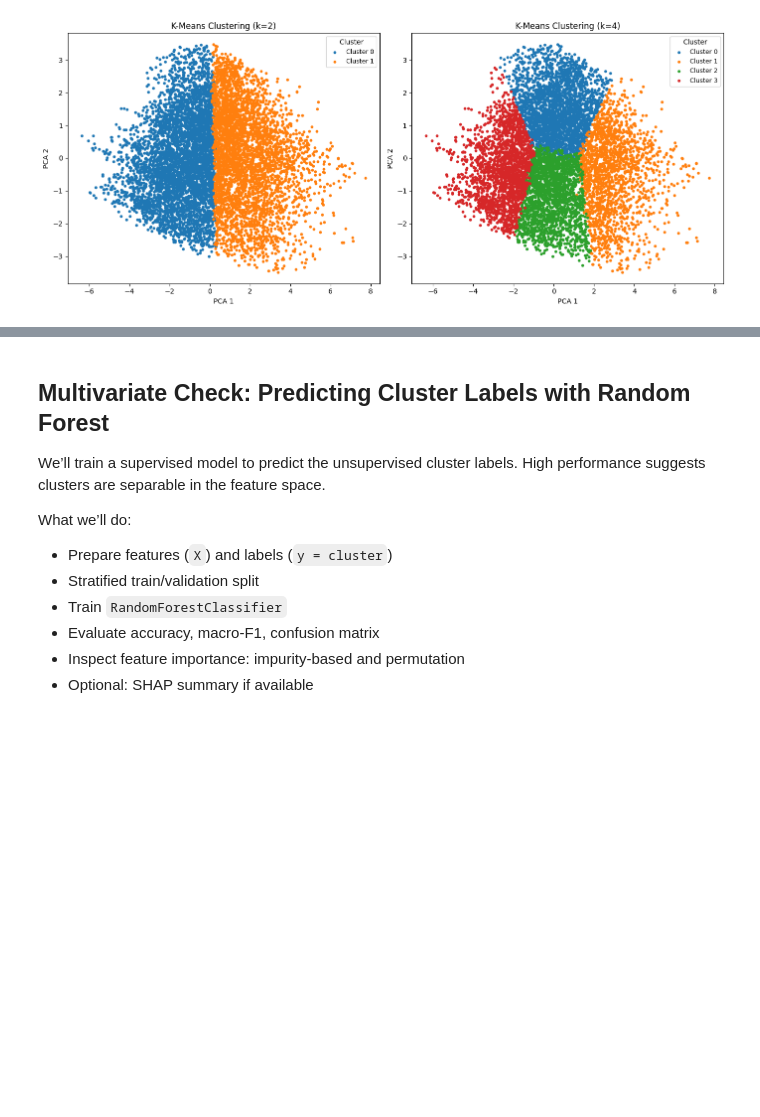
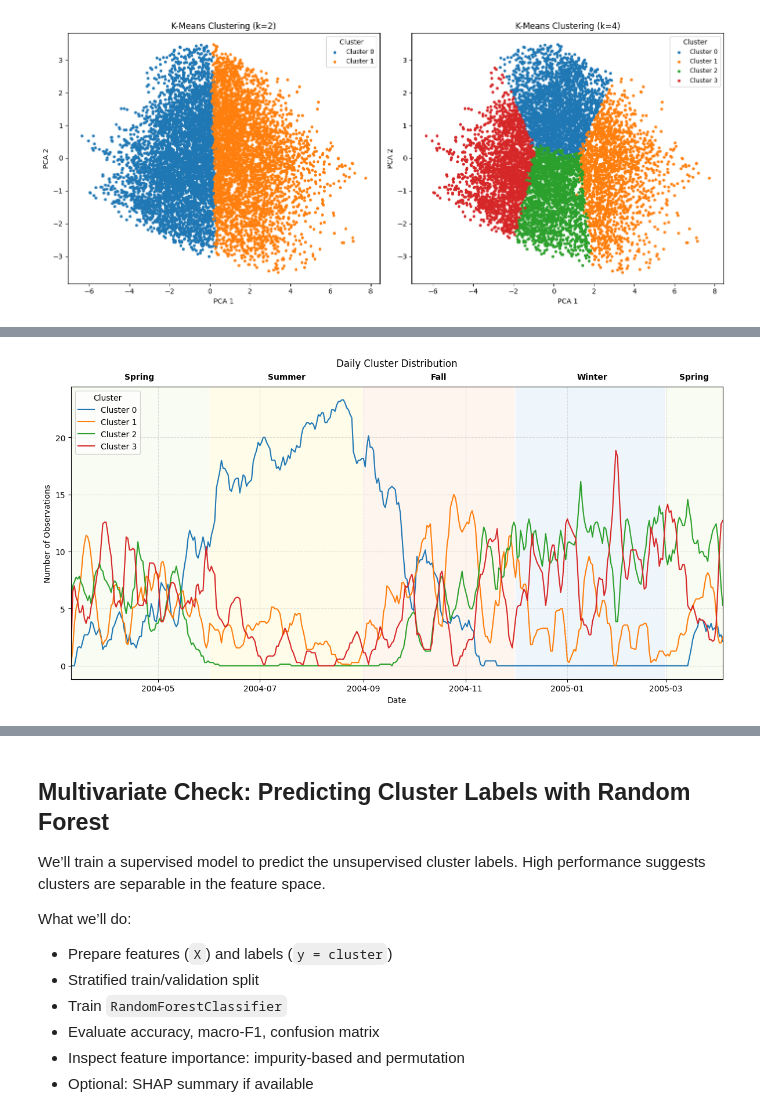
Before and after one commit to Gianluca-Coppola/Clustering, a Jupyter notebook: air_quality_clustering.ipynb, the cells around one changed output, grey strips where cells are left out. Cells and saved outputs as stored; diff of their text form; code cells hidden in the pictures; blank space fills up the shorter version.

```diff
--- a/air_quality_clustering.ipynb
+++ b/air_quality_clustering.ipynb
@@ -277,0 +204,88 @@ plt.show()
+# %%
+# Ensure datetime exists
+df_clean['datetime'] = pd.to_datetime(
+    df.loc[df_clean.index, 'Date'] + ' ' + df.loc[df_clean.index, 'Time'], errors='coerce'
+)
+df_clean = df_clean.dropna(subset=['datetime'])
+
+# Extract date
+df_clean['date'] = df_clean['datetime'].dt.date
+
+# Count number of observations per cluster per day
+cluster_counts = df_clean.groupby(['date', 'cluster']).size().reset_index(name='count')
+
+# Pivot for rolling average
+daily_pivot = cluster_counts.pivot(index='date', columns='cluster', values='count').fillna(0)
+
+# 7-day rolling average
+daily_smooth = daily_pivot.rolling(window=7, min_periods=1).mean()
+
+# --- Map months to seasons ---
+def month_to_season(month):
+    if month in [12, 1, 2]:
+        return 'Winter'
+    elif month in [3, 4, 5]:
+        return 'Spring'
+    elif month in [6, 7, 8]:
+        return 'Summer'
+    else:
+        return 'Fall'
+
+season_map = pd.Series(daily_smooth.index).apply(lambda d: month_to_season(pd.to_datetime(d).month))
+
+# Define neutral pale colors for seasons
+season_colors = {'Winter':'#d9eaf7',  # pale blue
+                 'Spring':'#f0f8e0',  # pale green
+                 'Summer':'#fff9cc',  # pale yellow
+                 'Fall':'#ffe6d9'}    # pale peach
+alpha_val = 0.4
+
+# --- Prepare season label positions ---
+season_positions = []
+current_season = season_map.iloc[0]
+start_idx = 0
+
+for i, season in enumerate(season_map):
+    if season != current_season or i == len(season_map)-1:
+        end_idx = i
+        mid_idx = (start_idx + end_idx) // 2
+        mid_date = daily_smooth.index[mid_idx]
+        season_positions.append((mid_date, current_season))
+        start_idx = i
+        current_season = season
+
+# --- Plot ---
+plt.figure(figsize=(12,6))
+
+# Add seasonal shading
+current_season = season_map.iloc[0]
+start_idx = 0
+for i, season in enumerate(season_map):
+    if i == 0 or season != season_map.iloc[i-1]:
+        start_idx = i
+    if i == len(season_map)-1 or season != season_map.iloc[i+1]:
+        end_idx = i
+        plt.axvspan(daily_smooth.index[start_idx], daily_smooth.index[end_idx],
+                    color=season_colors[season_map.iloc[start_idx]], alpha=alpha_val)
+
+# Plot rolling average lines
+for cluster in daily_smooth.columns:
+    plt.plot(daily_smooth.index, daily_smooth[cluster], marker='', label=f'Cluster {cluster}')
+
+# Add season labels above x-axis
+y_max = plt.ylim()[1]
+for pos, season in season_positions:
+    plt.text(pos, y_max*1.02, season, ha='center', va='bottom', fontsize=10, fontweight='bold')
+
+# Final plot settings
+plt.title('Daily Cluster Distribution (7-day Rolling Average)')
+plt.xlabel('Date')
+plt.ylabel('Number of Observations')
+plt.legend(title='Cluster')
+plt.grid(True, linestyle='--', alpha=0.4)
+plt.xlim(daily_smooth.index.min(), daily_smooth.index.max())
+plt.tight_layout()
+plt.title('Daily Cluster Distribution', pad=25)
+plt.show()
+# %% [output]
+[figure, added]
```
Also changed, not shown: parts of 8 cells of this notebook.
